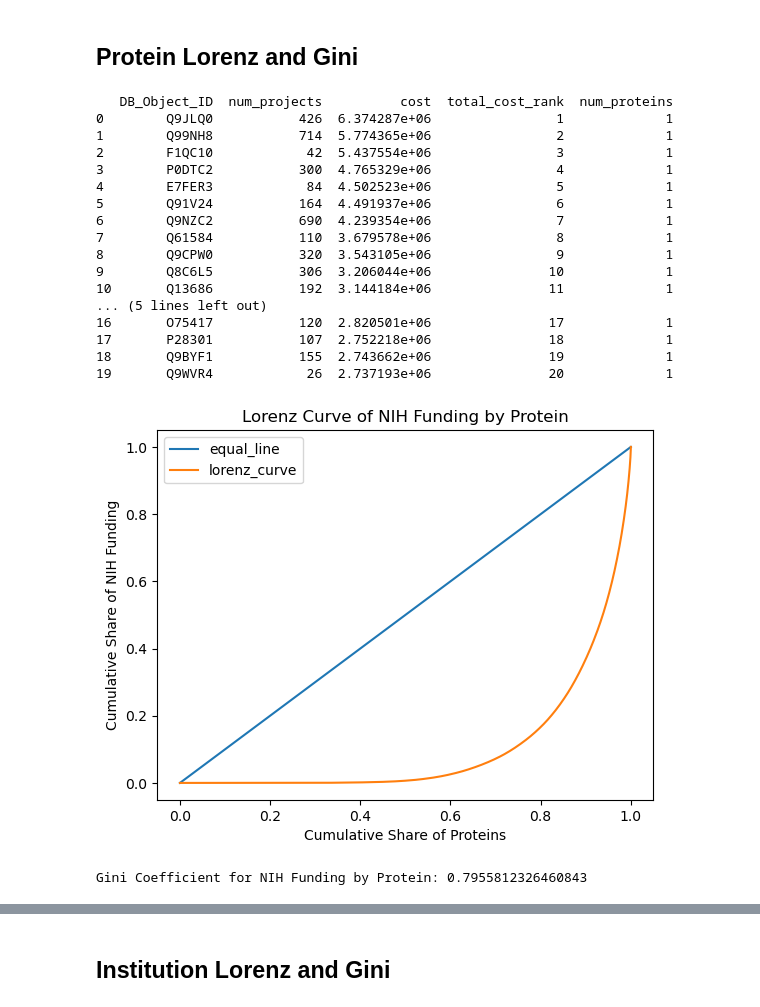
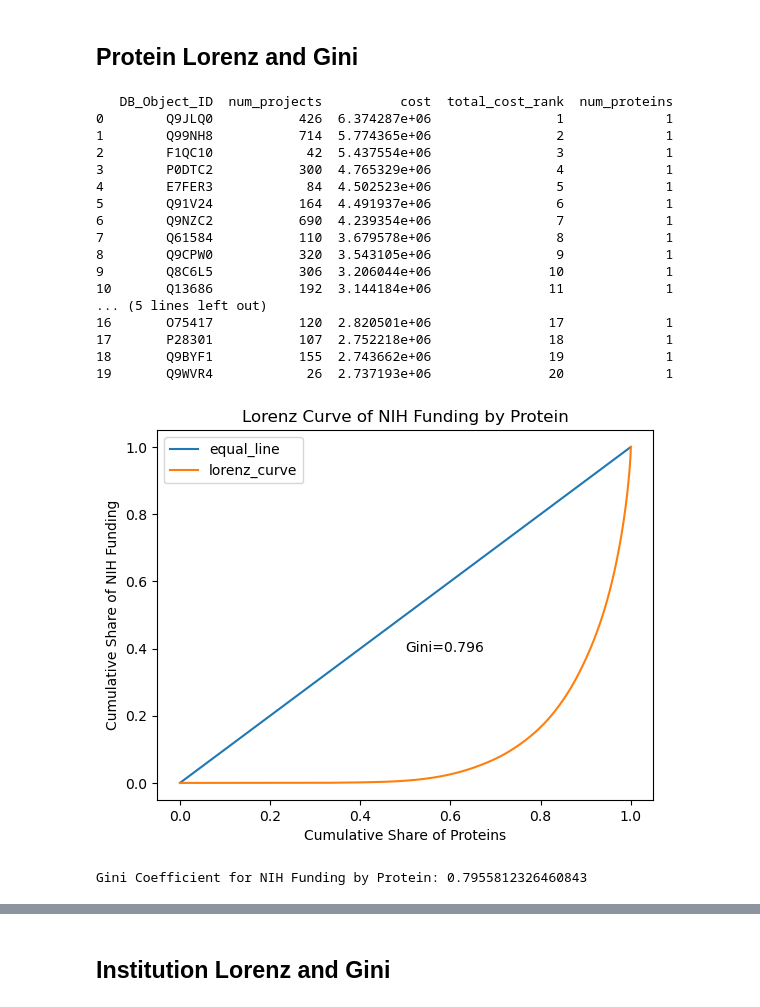
Before and after one commit to Moulica5374/NIH-Funding-Annotation-Analysis-Team-Project, a Jupyter notebook: Data_Analysis.ipynb, the cells around one changed output, grey strips where cells are left out. Drawn from its saved outputs; the diff is of its cells as text; code cells hidden in the pictures.

```diff
--- a/Data_Analysis.ipynb
+++ b/Data_Analysis.ipynb
@@ -1459,34 +1466,35 @@ def gini(df):
 # %%
 
 total_cost_per_protein['num_proteins'] = 1
 print(total_cost_per_protein.head(20))
 
 protein_res = total_cost_per_protein.pipe(lorenz_prep, x="num_proteins", y="cost")
 protein_res[["equal_line", "lorenz_curve"]].plot(title="Lorenz Curve of NIH Funding by Protein")
 plt.xlabel("Cumulative Share of Proteins")
 plt.ylabel("Cumulative Share of NIH Funding")
+plt.annotate(f"Gini={protein_res.pipe(gini):.3f}", xy=(0.5, 0.4), xycoords='axes fraction')
 plt.show()
 
 print(f"Gini Coefficient for NIH Funding by Protein: {protein_res.pipe(gini)}")
 # %% [output]
    DB_Object_ID  num_projects          cost  total_cost_rank  num_proteins
 0        Q9JLQ0           426  6.374287e+06                1             1
 1        Q99NH8           714  5.774365e+06                2             1
 2        F1QC10            42  5.437554e+06                3             1
 3        P0DTC2           300  4.765329e+06                4             1
 4        E7FER3            84  4.502523e+06                5             1
 5        Q91V24           164  4.491937e+06                6             1
 6        Q9NZC2           690  4.239354e+06                7             1
 7        Q61584           110  3.679578e+06                8             1
 8        Q9CPW0           320  3.543105e+06                9             1
 9        Q8C6L5           306  3.206044e+06               10             1
 10       Q13686           192  3.144184e+06               11             1
 ... (5 lines left out)
 16       O75417           120  2.820501e+06               17             1
 17       P28301           107  2.752218e+06               18             1
 18       Q9BYF1           155  2.743662e+06               19             1
 19       Q9WVR4            26  2.737193e+06               20             1
-[figure, old version]
+[figure, new version]
 Gini Coefficient for NIH Funding by Protein: 0.7955812326460843
 # %%
 protein_res_2 = total_cost_per_protein.pipe(lorenz_prep, x="num_projects", y="cost")
```
Also changed, not shown: parts of 7 cells of this notebook, 29 other files.
